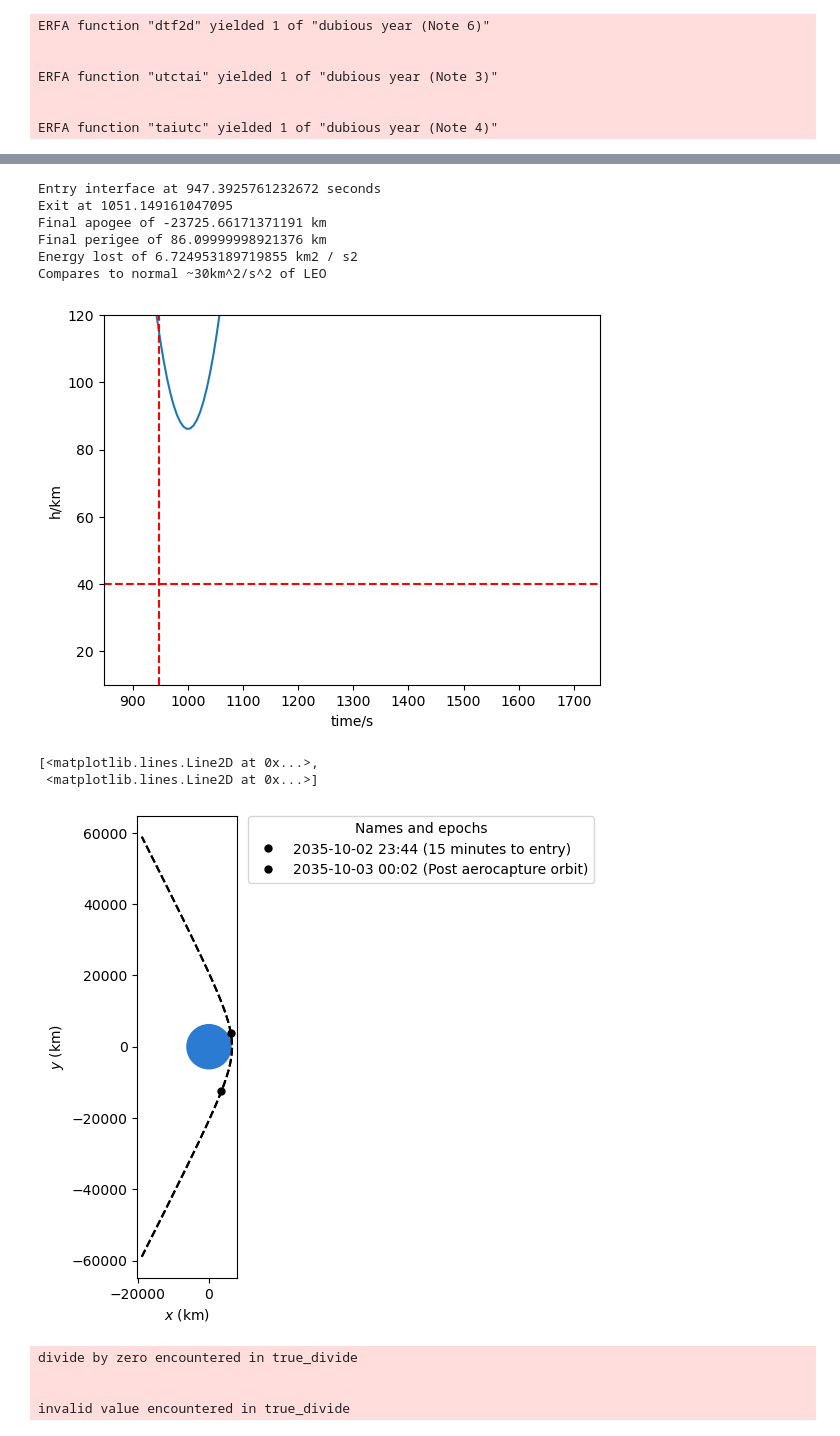
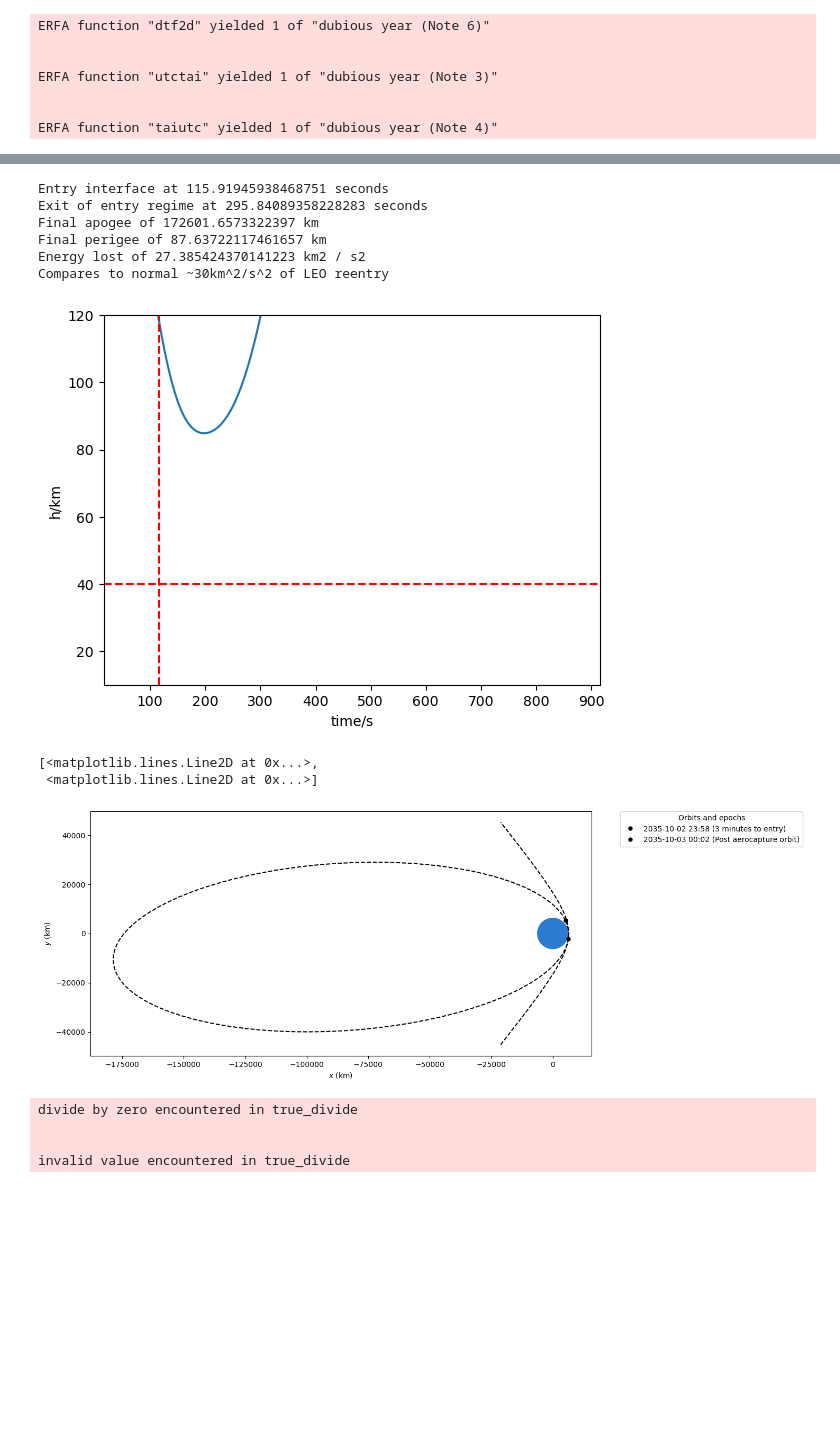
Before and after one commit to jackSN8/mars-3-months, a Jupyter notebook: hyperbolic-earth-entry.ipynb, the cells around one changed output, grey strips where cells are left out. Saved outputs shown, nothing was run; the diff lists cells and outputs as text; code cells hidden in the pictures; blank space fills up the shorter version.

```diff
--- a/hyperbolic-earth-entry.ipynb
+++ b/hyperbolic-earth-entry.ipynb
@@ -56,9 +56,9 @@ c_l = 0.45
 # %%
 body_2 = Earth
 #generate the hyperbolic entry orbit from the C3 calculated in the interplanerary traj
-c3_a = 73.25*(u.km**2)/(u.s**2)#arrival C3
-r_p = 86.1*u.km#arrival periapsis
-date_arrival = time.Time("2035-10-03 00:01", scale="utc").tdb
+c3_a = 35.25*(u.km**2)/(u.s**2)#arrival C3
+r_p = 87.6*u.km#arrival periapsis
+date_arrival = time.Time("2037-12-02 21:01", scale="utc").tdb
 
 a_exit = -(body_2.k / c3_a).to(u.km)
 ecc_exit = 1 - (r_p+body_2.R) / a_exit
@@ -89,7 +89,7 @@ ERFA function "taiutc" yielded 1 of "dubious year (Note 4)"
 
 
 #initial_orbit = Orbit.from_vectors(Earth,p,v)
-periapsis_orb = initial_orbit.propagate(-1000*u.s)
+periapsis_orb = initial_orbit.propagate(-180*u.s)
 print(f"Speed at periapsis is {np.linalg.norm(initial_orbit.v)}")
 print(f"Periapsis is {initial_orbit.r_p-Earth.R}")
 
@@ -167,7 +167,7 @@ def reentry_accel(accel):
 
 
             #print(acc)
-            return 0*d_factor*(drag_acc+lift_acc)
+            return 1.0*d_factor*(drag_acc+lift_acc)
         else:
             return 0*v
 
@@ -214,44 +214,44 @@ if lithobrake_event.last_t.to(u.s)< prop_time:
     impact_time = lithobrake_event.last_t.to(u.s)
     print(f"Lithobrake event seen at {lithobrake_event.last_t.to(u.s).value} seconds")
 else:
-    print(f"Exit of entry regime at {reentry_time[len(reentry_time)-1]} seconds")
+    print(f"Exit of entry regime at {reentry_time[len(reentry_time)-1]} seconds ")
 
 print(f"Final apogee of {orb_fin.r_a-Earth.R}")
 print(f"Final perigee of {orb_fin.r_p-Earth.R}")
 energy_lost = 0.5*(np.linalg.norm(initial_orbit.v)**2-np.linalg.norm(orb_fin.v)**2)
 print(f"Energy lost of {energy_lost}")
-print(f"Compares to normal ~30km^2/s^2 of LEO")
+print(f"Compares to normal ~30km^2/s^2 of LEO reentry")
 
 
 plt.ylabel("h/km")
 # plt.xlabel("distance downrange, km")
 plt.xlabel("time/s")
 #plt.axhline(impact_time)
 
 #plt.xlim(12500,14000)
 #plt.ylim(top = 100)
 plt.plot(tofs, pos_spherical.distance - Earth.R)
 plt.xlim(left=entry_interface-100,right=entry_interface+800)
 plt.axvline(x=entry_interface,color = 'r',label='entry_interface',linestyle = '--')
 plt.axhline(y=40,color = 'r',label='entry_interface',linestyle = '--')
 plt.ylim(bottom = 10,top=120)
 #plt.axvline(x=entry_interface,color = 'r',label='entry_interface')
 plt.show()
 
 final_orb_plotter = StaticOrbitPlotter()
-final_orb_plotter.plot(periapsis_orb, label="15 minutes to entry", color="k")
+final_orb_plotter.plot(periapsis_orb, label="3 minutes to entry", color="k")
 final_orb_plotter.plot(orb_fin, label="Post aerocapture orbit", color="k")
 # %% [output]
-Entry interface at 947.3925761232672 seconds
-Exit at 1051.149161047095
-Final apogee of -23725.66171371191 km
-Final perigee of 86.09999998921376 km
-Energy lost of 6.724953189719855 km2 / s2
-Compares to normal ~30km^2/s^2 of LEO
+Entry interface at 115.91945938468751 seconds
+Exit of entry regime at 295.84089358228283 seconds
+Final apogee of 172601.6573322397 km
+Final perigee of 87.63722117461657 km
+Energy lost of 27.385424370141223 km2 / s2
+Compares to normal ~30km^2/s^2 of LEO reentry
-[figure, old version]
+[figure, new version]
 [<matplotlib.lines.Line2D at 0x...>,
  <matplotlib.lines.Line2D at 0x...>]
-[figure, old version]
+[figure, new version]
 # %%
 #calculate the accelerations
 reentry_accs = np.diff(np.array(reentry_vel))/np.diff(np.array(reentry_time)+1)
```
Also changed, not shown: parts of 4 cells of this notebook, 4 other files.
